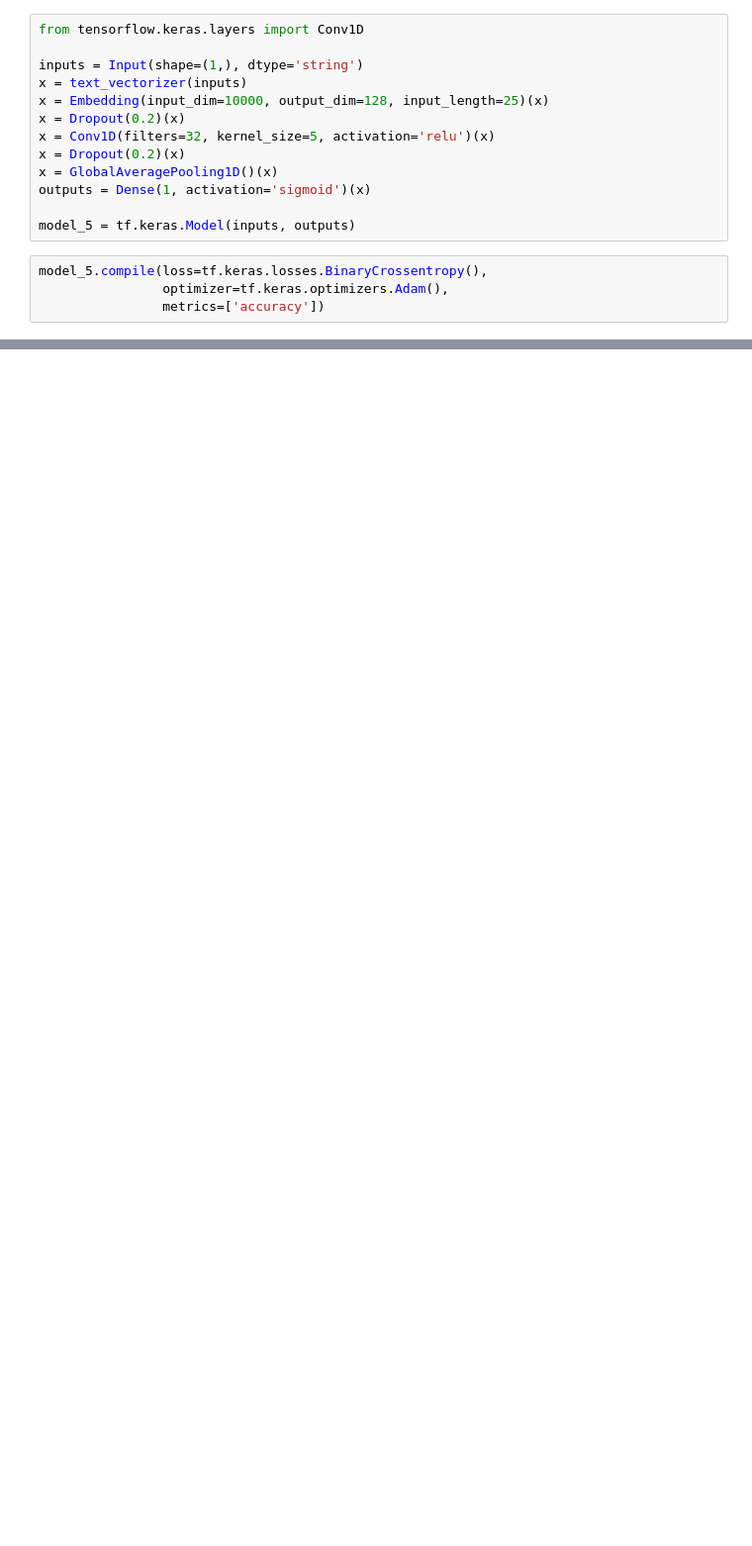
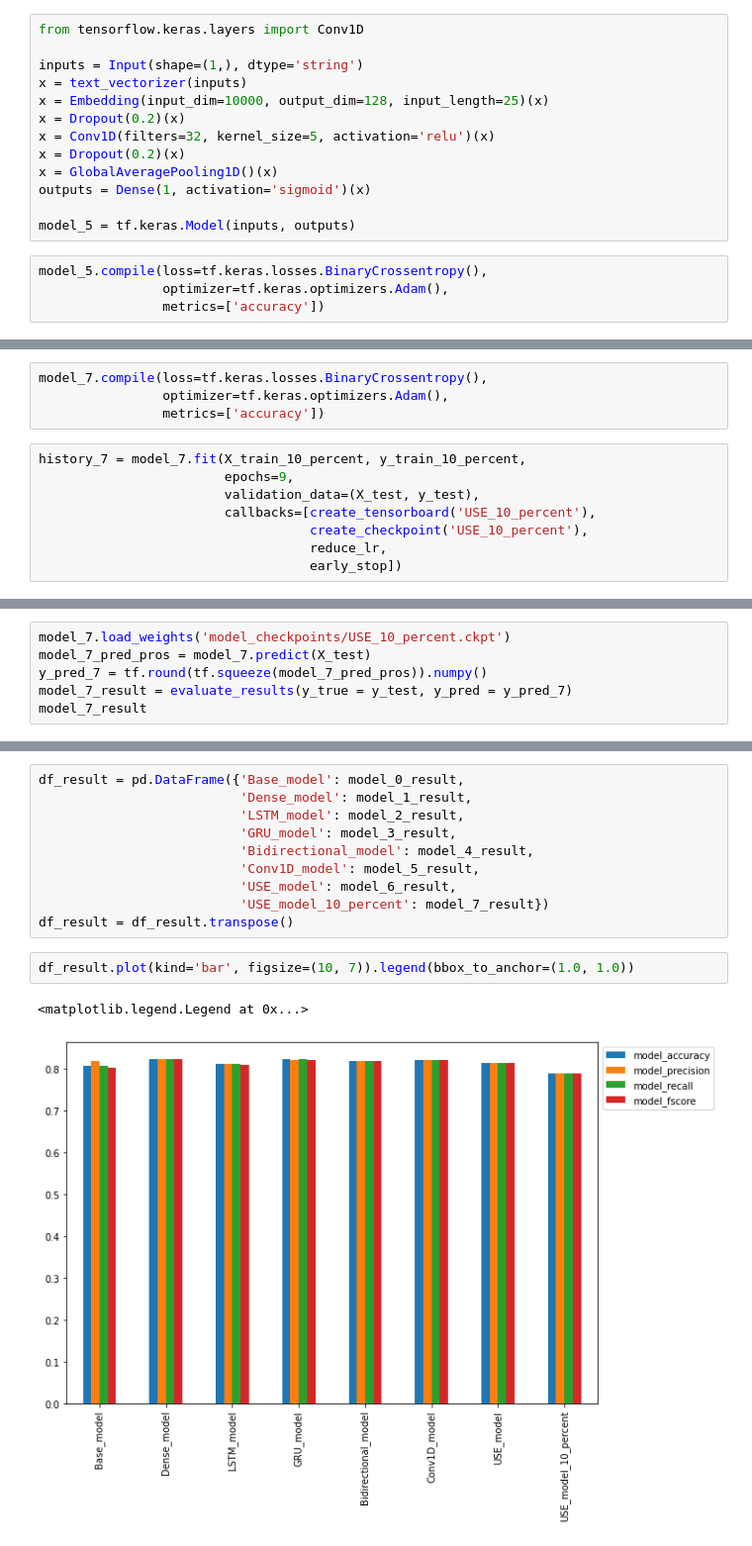
Before and after one commit to yiwenwangANU/Machine_Learning, a Jupyter notebook: 08_Introduction_to_NLP.ipynb, the cells around one changed output, grey strips where cells are left out. Shown at 99% size. Cells and saved outputs as stored; diff of their text form; blank space fills up the shorter version.

```diff
--- a/08_Introduction_to_NLP.ipynb
+++ b/08_Introduction_to_NLP.ipynb
@@ -532,0 +739,12 @@ Epoch 5/5
+# %%
+model_7.compile(loss=tf.keras.losses.BinaryCrossentropy(),
+                optimizer=tf.keras.optimizers.Adam(),
+                metrics=['accuracy'])
+# %%
+history_7 = model_7.fit(X_train_10_percent, y_train_10_percent,
+                        epochs=9,
+                        validation_data=(X_test, y_test),
+                        callbacks=[create_tensorboard('USE_10_percent'),
+                                   create_checkpoint('USE_10_percent'),
+                                   reduce_lr,
+                                   early_stop])
@@ -532,0 +772,6 @@ Epoch 5/5
+# %%
+model_7.load_weights('model_checkpoints/USE_10_percent.ckpt')
+model_7_pred_pros = model_7.predict(X_test)
+y_pred_7 = tf.round(tf.squeeze(model_7_pred_pros)).numpy()
+model_7_result = evaluate_results(y_true = y_test, y_pred = y_pred_7)
+model_7_result
@@ -532,0 +785,15 @@ Epoch 5/5
+# %%
+df_result = pd.DataFrame({'Base_model': model_0_result,
+                          'Dense_model': model_1_result,
+                          'LSTM_model': model_2_result,
+                          'GRU_model': model_3_result,
+                          'Bidirectional_model': model_4_result,
+                          'Conv1D_model': model_5_result,
+                          'USE_model': model_6_result,
+                          'USE_model_10_percent': model_7_result})
+df_result = df_result.transpose()
+# %%
+df_result.plot(kind='bar', figsize=(10, 7)).legend(bbox_to_anchor=(1.0, 1.0))
+# %% [output]
+<matplotlib.legend.Legend at 0x...>
+[figure, added]
```
Also changed, not shown: parts of 55 cells of this notebook.
